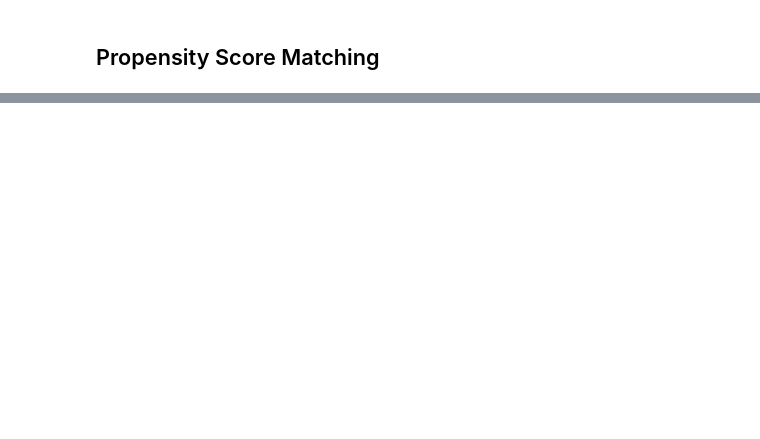
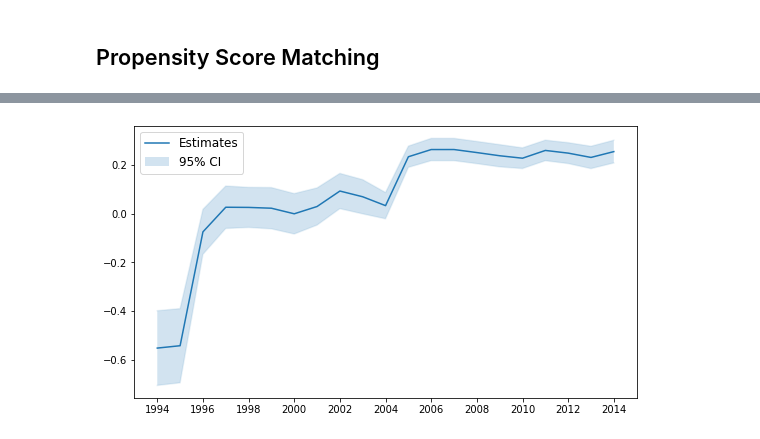
Before and after one commit to oooyiyangc/econ-honor-thesis, a Jupyter notebook: analysis/build/panel.ipynb, the cells around one changed output, grey strips where cells are left out. Drawn from its saved outputs; the diff is of its cells as text; code cells hidden in the pictures; blank space fills up the shorter version.

```diff
--- a/analysis/build/panel.ipynb
+++ b/analysis/build/panel.ipynb
@@ -312,0 +563,4 @@ plot_trend_over_time(y="INTEREST")
+# %%
+plot_trend_over_time_psm("WAGES_SALARIES")
+# %% [output]
+[figure, added]
```
Also changed, not shown: parts of 32 cells of this notebook, 1 other file.
